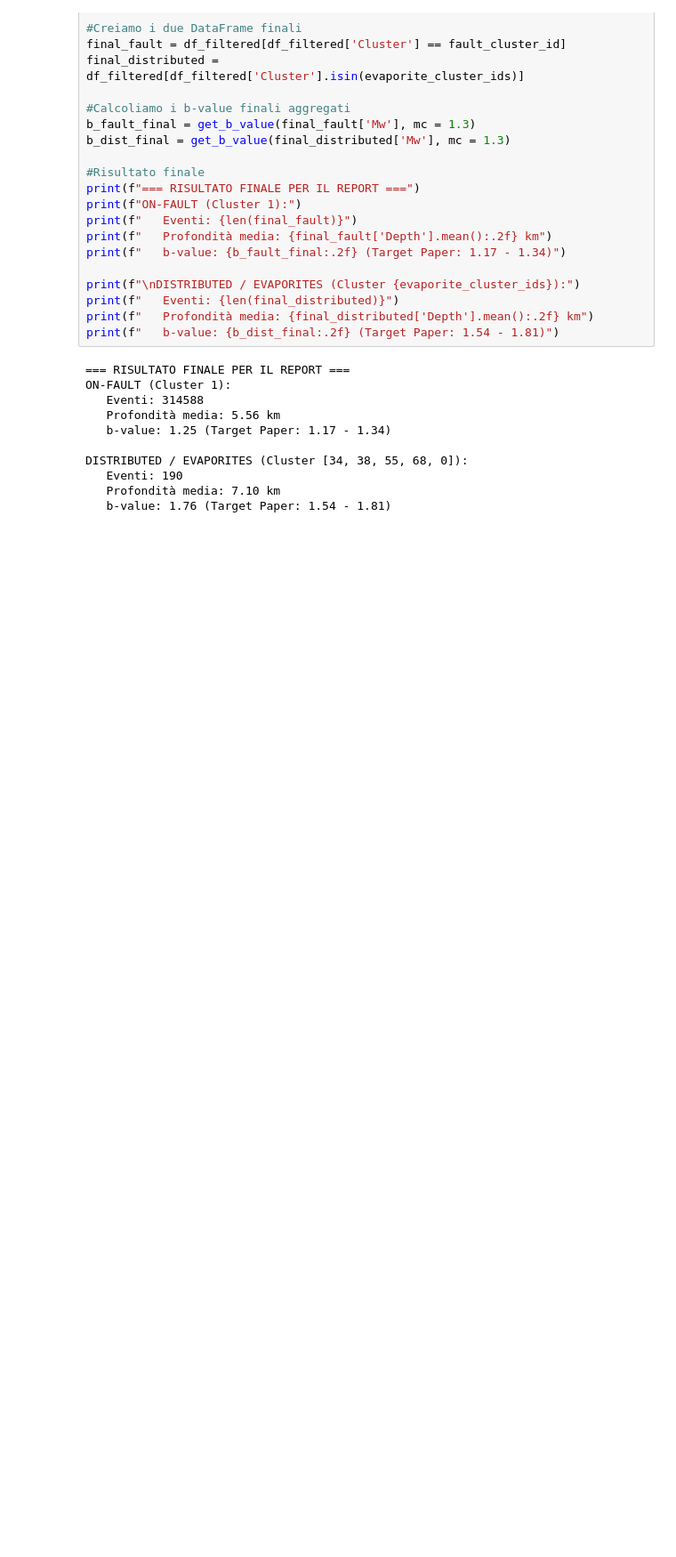
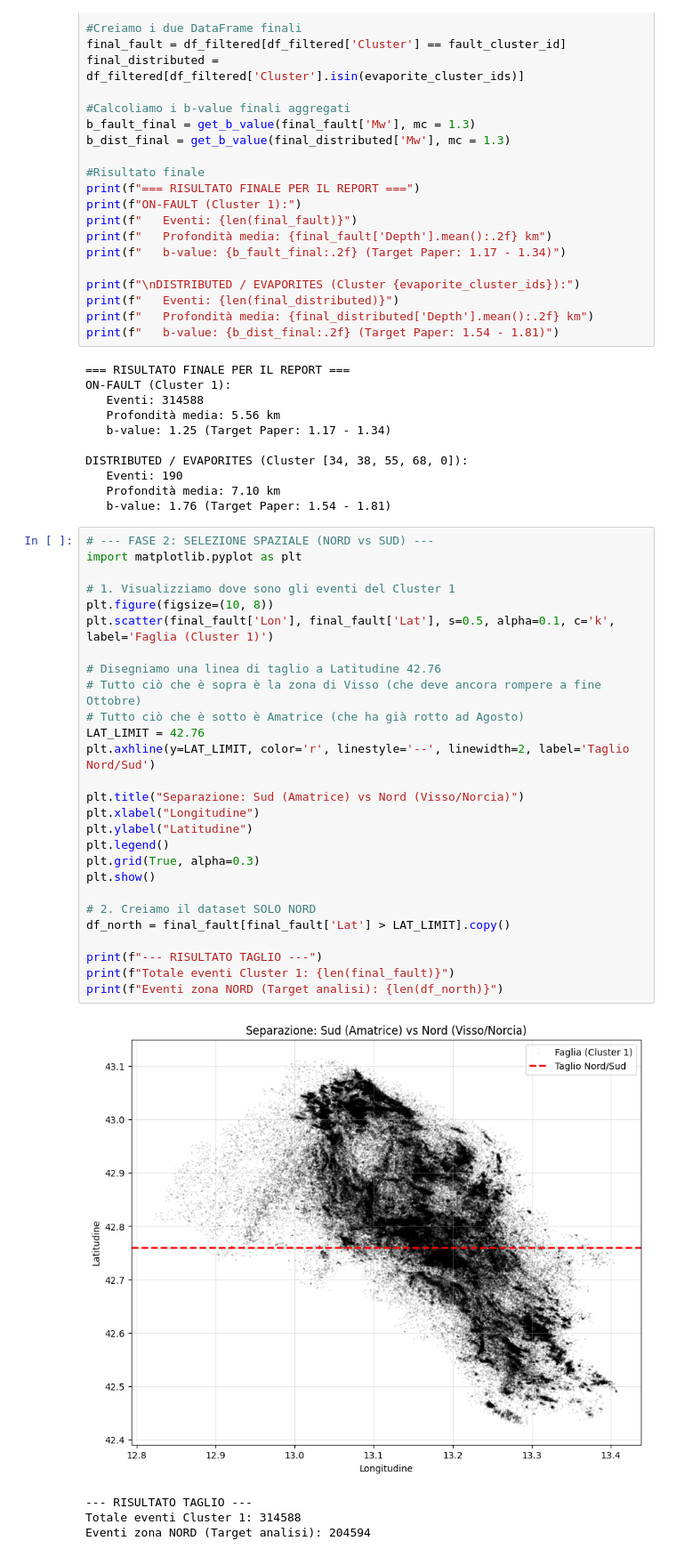
Before and after one commit to GiaccaRosa/ML-Earthquake-CentralItaly, a Jupyter notebook: Fase1.ipynb, the cells around one changed output. Shown at 89% size. Saved outputs shown, nothing was run; the diff lists cells and outputs as text; blank space fills up the shorter version.

```diff
--- a/Fase1.ipynb
+++ b/Fase1.ipynb
@@ -427,3 +427,35 @@ DISTRIBUTED / EVAPORITES (Cluster [34, 38, 55, 68, 0]):
    Eventi: 190
    Profondità media: 7.10 km
    b-value: 1.76 (Target Paper: 1.54 - 1.81)
+# %%
+# --- FASE 2: SELEZIONE SPAZIALE (NORD vs SUD) ---
+import matplotlib.pyplot as plt
+
+# 1. Visualizziamo dove sono gli eventi del Cluster 1
+plt.figure(figsize=(10, 8))
+plt.scatter(final_fault['Lon'], final_fault['Lat'], s=0.5, alpha=0.1, c='k', label='Faglia (Cluster 1)')
+
+# Disegniamo una linea di taglio a Latitudine 42.76
+# Tutto ciò che è sopra è la zona di Visso (che deve ancora rompere a fine Ottobre)
+# Tutto ciò che è sotto è Amatrice (che ha già rotto ad Agosto)
+LAT_LIMIT = 42.76
+plt.axhline(y=LAT_LIMIT, color='r', linestyle='--', linewidth=2, label='Taglio Nord/Sud')
+
+plt.title("Separazione: Sud (Amatrice) vs Nord (Visso/Norcia)")
+plt.xlabel("Longitudine")
+plt.ylabel("Latitudine")
+plt.legend()
+plt.grid(True, alpha=0.3)
+plt.show()
+
+# 2. Creiamo il dataset SOLO NORD
+df_north = final_fault[final_fault['Lat'] > LAT_LIMIT].copy()
+
+print(f"--- RISULTATO TAGLIO ---")
+print(f"Totale eventi Cluster 1: {len(final_fault)}")
+print(f"Eventi zona NORD (Target analisi): {len(df_north)}")
+# %% [output]
+[figure, added]
+--- RISULTATO TAGLIO ---
+Totale eventi Cluster 1: 314588
+Eventi zona NORD (Target analisi): 204594
```
Also changed, not shown: parts of 3 cells of this notebook.
